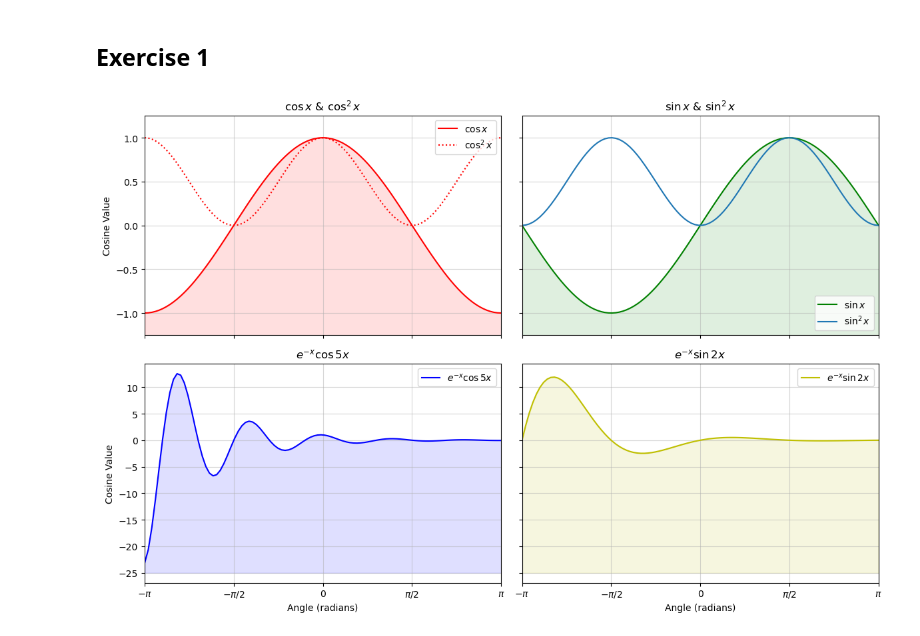
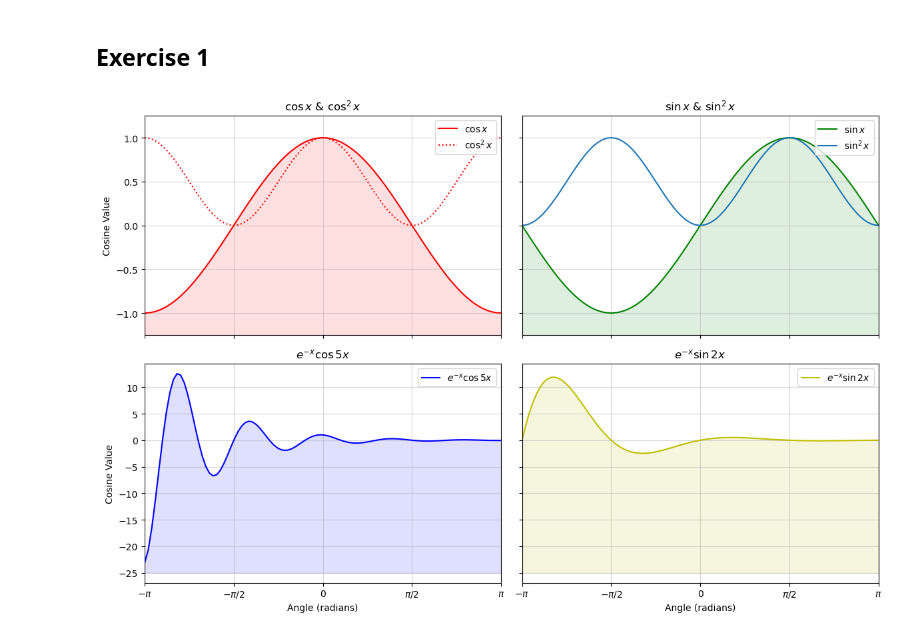
Before and after one commit to SPS-SP2273/learning-portfolio-2024-aug-ninglohh, a Jupyter notebook: 7.2_plotting__exercises/plotting_(good)_exercises.ipynb, the cells around one changed output. Saved outputs shown, nothing was run; the diff lists cells and outputs as text; code cells hidden in the pictures.

Commit message:
READY FOR REVIEW! (plotting good exercise)

```diff
--- a/7.2_plotting__exercises/plotting_(good)_exercises.ipynb
+++ b/7.2_plotting__exercises/plotting_(good)_exercises.ipynb
@@ -136,37 +136,37 @@ axes[0, 1].set_title('$\sin x$ & $\sin^2x$')
 axes[0, 1].fill_between(x, sin_x, -2, color='g', alpha=.125)
 axes[0, 1].plot(x, sin_x**2, label='$\sin^2 x$')
 axes[0, 1].set_ylim(-1.25, 1.25)
-axes[0, 1].legend()
+axes[0, 1].legend(loc='upper right')
 
 
 #------- Subplot 3 -------#
 axes[1, 0].plot(x, fun1_x, color='b', label='$e^{-x}\cos 5x$')
 axes[1, 0].fill_between(x, fun1_x, -25, color='b', alpha=.125)
 axes[1, 0].set_title('$e^{-x}\cos 5x$')
 axes[1, 0].set_xlabel('Angle (radians)')
 axes[1, 0].set_ylabel('Cosine Value')
 axes[1, 0].set_xticks([-np.pi, -np.pi / 2, 0, np.pi / 2, np.pi])
 axes[1, 0].set_xticklabels(['$-\pi$', '$-\pi/2$', '0', '$\pi/2$', '$\pi$'])
 axes[1, 0].legend()
 
 #------- Subplot 4 -------#
 axes[1, 1].plot(x, fun2_x, color='y', label='$e^{-x}\sin 2x$')
 axes[1, 1].set_title('$e^{-x}\sin 2x$')
 axes[1, 1].set_xlabel('Angle (radians)')
 axes[1, 1].fill_between(x, fun2_x, -25, color='y', alpha=.125)
 axes[1, 1].set_xticks([-np.pi, -np.pi / 2, 0, np.pi / 2, np.pi])
 axes[1, 1].set_xticklabels(['$-\pi$', '$-\pi/2$', '0', '$\pi/2$', '$\pi$'])
 axes[1, 1].legend()
 
 # 'flatten', 'opens' the 2D array into a simple 1D array
 for a in axes.flatten():
     a.grid(alpha=.5)
     a.set_xlim(-np.pi, np.pi)
 
 # plt.tight_layout()
 plt.tight_layout()
 
 # save as jpg file
 plt.savefig('plot.jpg', dpi=150)
 # %% [output]
-[figure, old version]
+[figure, new version]
```
